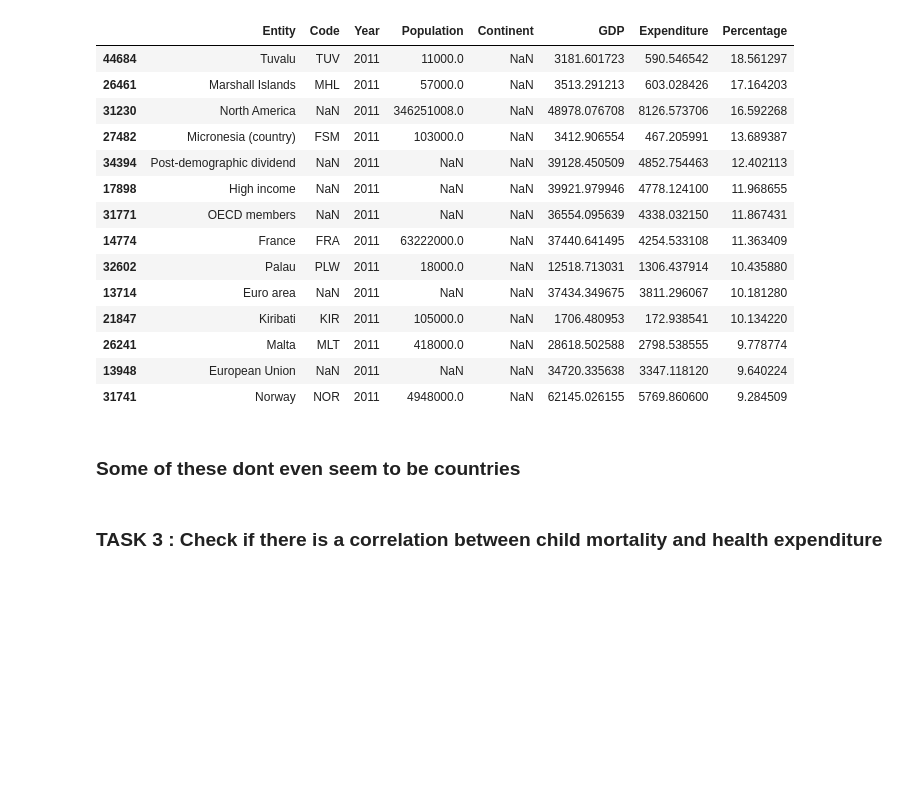
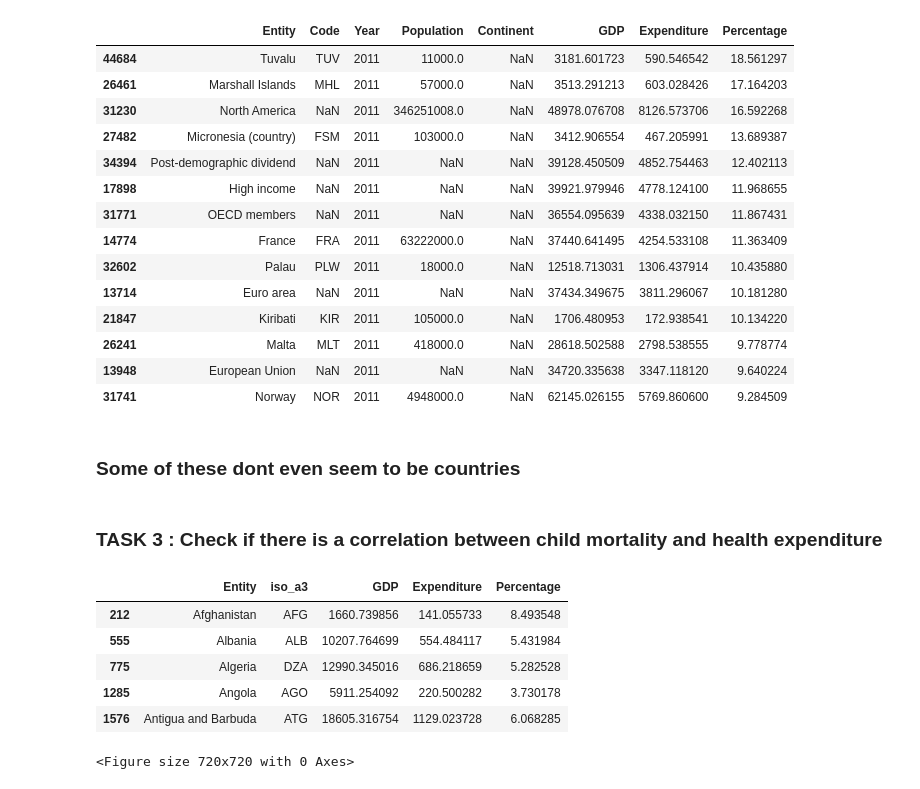
Before and after one commit to abhijeetknayak/Utilities, a Jupyter notebook: Data-Science/Country-Data/health-expenditure.ipynb, the cells around one changed output. Saved outputs shown, nothing was run; the diff lists cells and outputs as text; code cells hidden in the pictures; blank space fills up the shorter version.

Commit message:
Extracting relevant data for our plots

```diff
--- a/Data-Science/Country-Data/health-expenditure.ipynb
+++ b/Data-Science/Country-Data/health-expenditure.ipynb
@@ -288,3 +288,30 @@ not_plotted
 ### Some of these dont even seem to be countries
 # %% [markdown]
 ### TASK 3 : Check if there is a correlation between child mortality and health expenditure
+# %%
+# Child Mortality Data
+child_mortality = pd.read_csv('./data/child-mortality.csv')
+
+child_mortality = child_mortality[child_mortality['Year'] == 2011]
+
+# Change column names for easier use
+child_mortality.rename(columns={'Child mortality (Select Gapminder, v10) (2017)': 'child_mortality',
+                                'Code': 'iso_a3'}, inplace=True)
+
+child_mortality.head()
+
+# Health Expenditure Data
+health_expenditure = expenditure.copy()
+health_expenditure = health_expenditure[health_expenditure['Year'] == 2011]
+health_expenditure.rename(columns={'Code': 'iso_a3'}, inplace=True)
+
+health_expenditure = health_expenditure[["Entity", 'iso_a3', 'GDP', 'Expenditure', 'Percentage']]
+health_expenditure.head()
+# %% [output]
+|  | Entity | iso_a3 | GDP | Expenditure | Percentage |
+| 212 | Afghanistan | AFG | 1660.739856 | 141.055733 | 8.493548 |
+| 555 | Albania | ALB | 10207.764699 | 554.484117 | 5.431984 |
+| 775 | Algeria | DZA | 12990.345016 | 686.218659 | 5.282528 |
+| 1285 | Angola | AGO | 5911.254092 | 220.500282 | 3.730178 |
+| 1576 | Antigua and Barbuda | ATG | 18605.316754 | 1129.023728 | 6.068285 |
+<Figure size 720x720 with 0 Axes>
```
Also changed, not shown: parts of 2 cells of this notebook, 1 other file.
